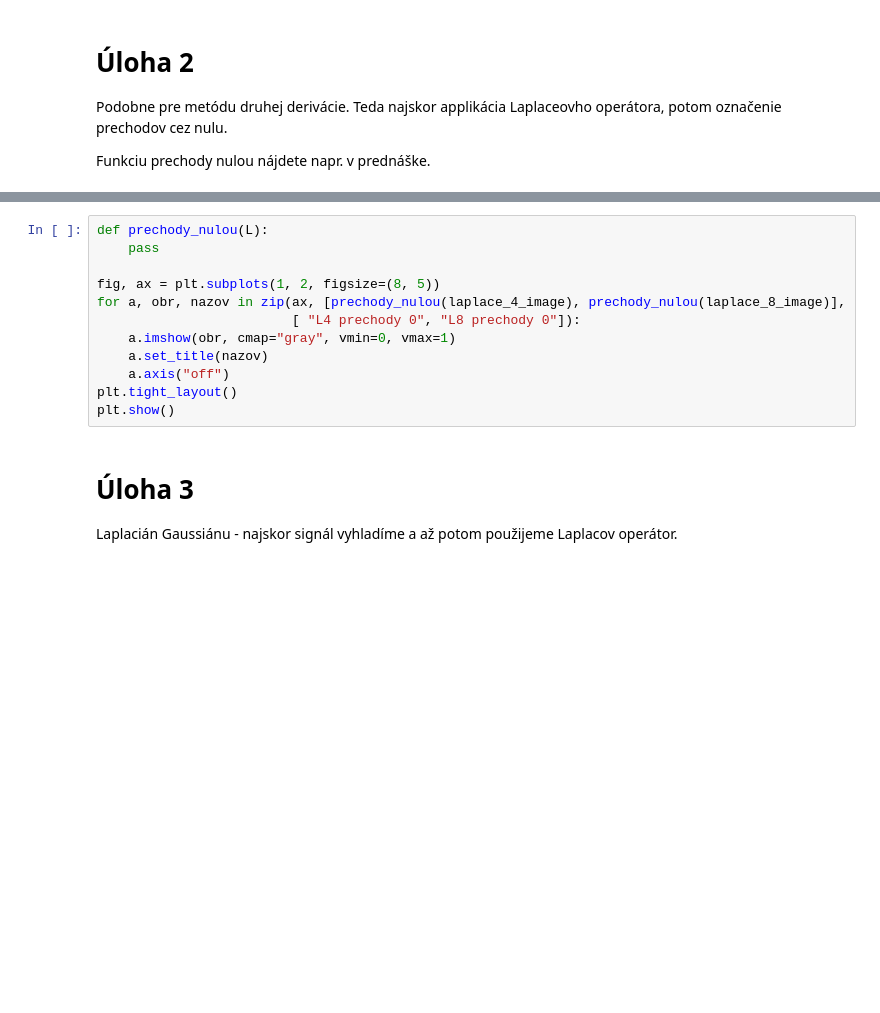
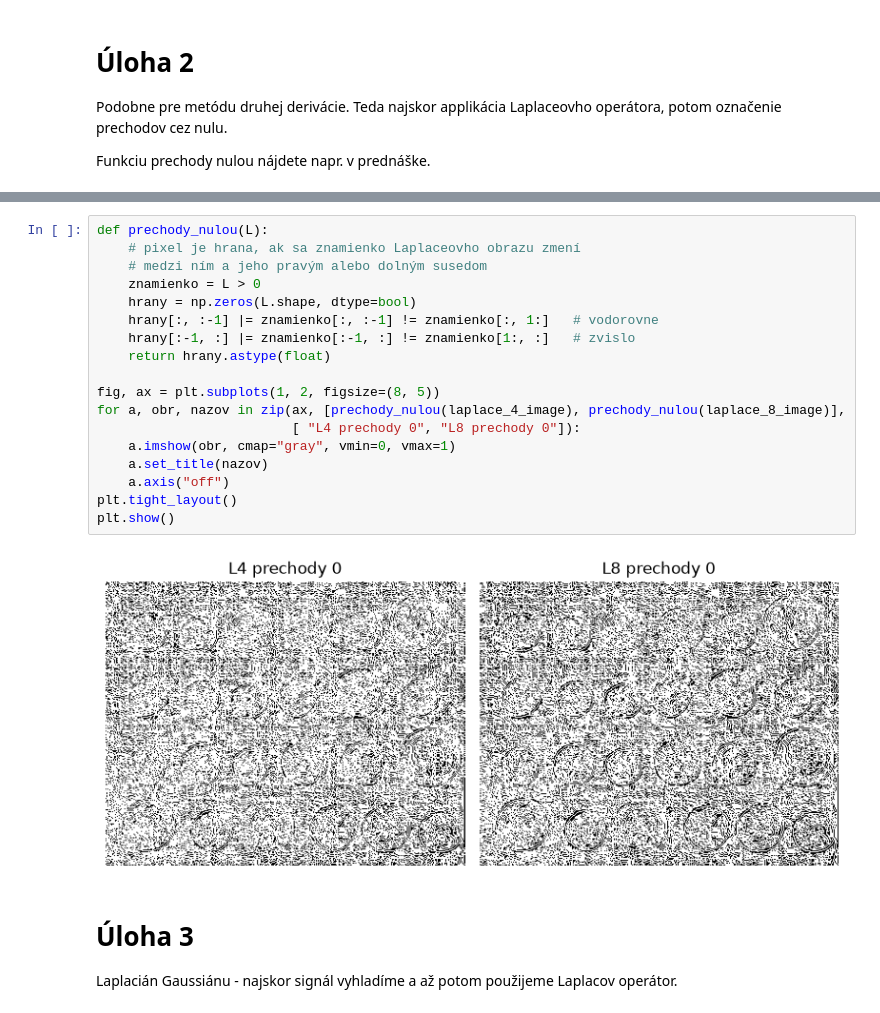
Before and after one commit to CodyM4V3R1CK/CSO, a Jupyter notebook: cso_cvicenie_7/cso_cvicenie_7.ipynb, the cells around one changed output, grey strips where cells are left out. Saved outputs shown, nothing was run; the diff lists cells and outputs as text; blank space fills up the shorter version.

```diff
--- a/cso_cvicenie_7/cso_cvicenie_7.ipynb
+++ b/cso_cvicenie_7/cso_cvicenie_7.ipynb
@@ -94,15 +111,23 @@ plt.show()
 # %%
 def prechody_nulou(L):
-    pass
+    # pixel je hrana, ak sa znamienko Laplaceovho obrazu zmení
+    # medzi ním a jeho pravým alebo dolným susedom
+    znamienko = L > 0
+    hrany = np.zeros(L.shape, dtype=bool)
+    hrany[:, :-1] |= znamienko[:, :-1] != znamienko[:, 1:]   # vodorovne
+    hrany[:-1, :] |= znamienko[:-1, :] != znamienko[1:, :]   # zvislo
+    return hrany.astype(float)
 
 fig, ax = plt.subplots(1, 2, figsize=(8, 5))
 for a, obr, nazov in zip(ax, [prechody_nulou(laplace_4_image), prechody_nulou(laplace_8_image)],
                          [ "L4 prechody 0", "L8 prechody 0"]):
     a.imshow(obr, cmap="gray", vmin=0, vmax=1)
     a.set_title(nazov)
     a.axis("off")
 plt.tight_layout()
 plt.show()
+# %% [output]
+[figure, added]
 # %% [markdown]
 # Úloha 3
 Laplacián Gaussiánu - najskor signál vyhladíme a až potom použijeme Laplacov operátor.
```
Also changed, not shown: parts of 7 cells of this notebook, 2 other files.
